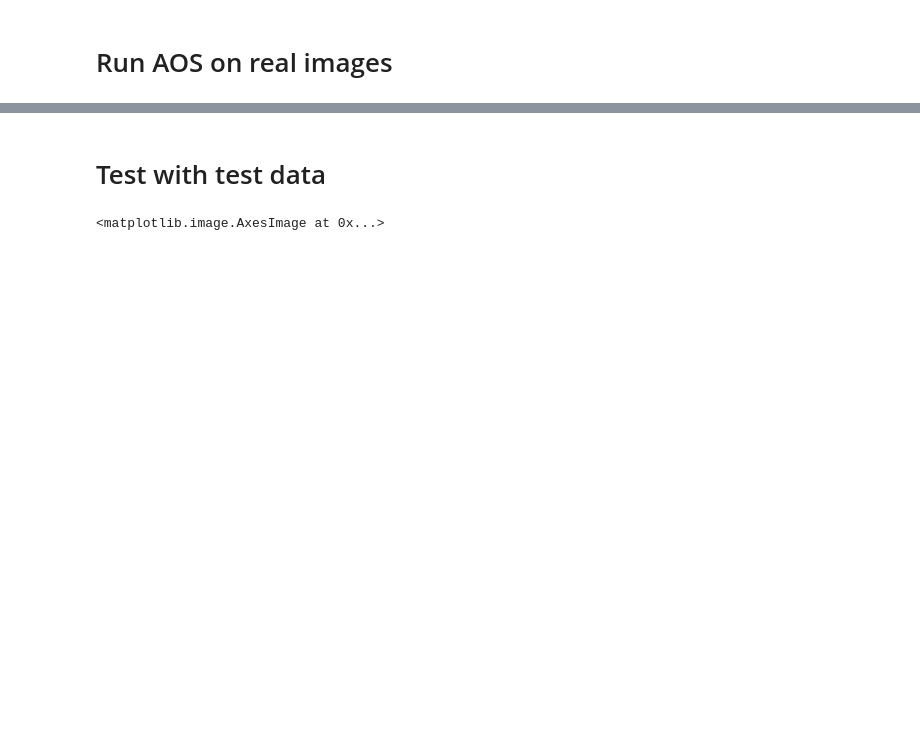
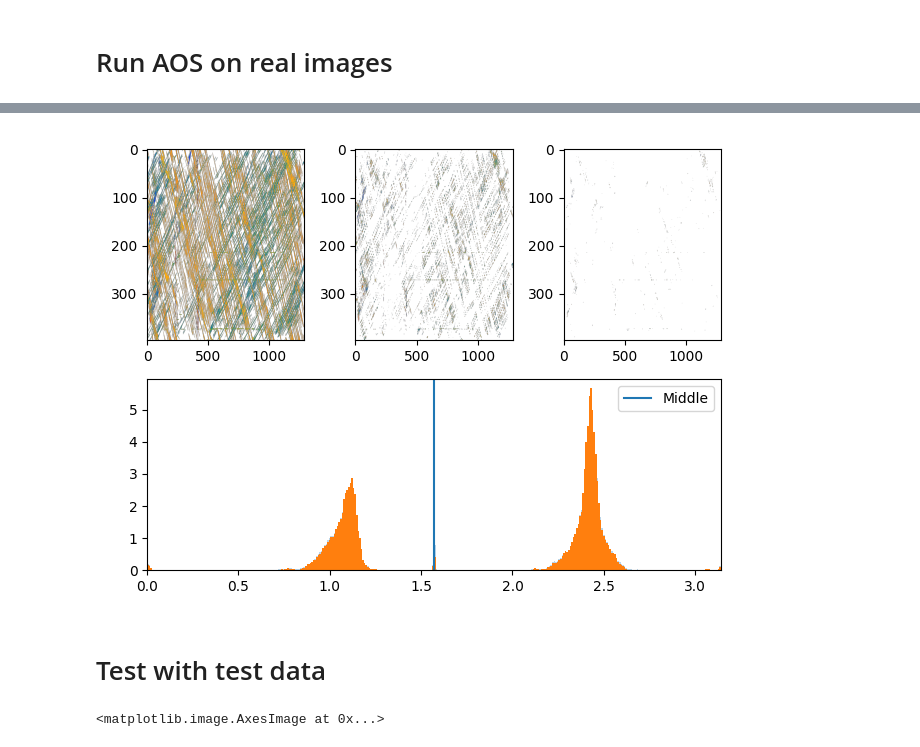
Before and after one commit to Staalduine/flow_analysis_comps, a Jupyter notebook: notebooks/run_AOS.ipynb, the cells around one changed output, grey strips where cells are left out. Cells and saved outputs as stored; diff of their text form; code cells hidden in the pictures; blank space fills up the shorter version.

```diff
--- a/notebooks/run_AOS.ipynb
+++ b/notebooks/run_AOS.ipynb
@@ -26,6 +29,9 @@ import colorcet as cc
 # %%
+from flow_analysis_comps.data_structs.AOS_structs import angle_filter_values
+
+
 video_root_folder = Path(
-    r"U:\test_data\davis_data\wide_brightfield"
+    r"\\tsu-exp002\Data\Video\20250711_080235_SCP2505A065"
     # r"G:\AMOLF_Data\AMOLF-SHIMIZU Dropbox\Simon van Staalduine\033"
 )
 graph_data = VideoGraphExtractor(video_root_folder, graphExtractConfig()).edge_data
@@ -34,12 +40,17 @@ kymograph_list = KymographExtractor(
 ).processed_kymographs
 
 AOS_params = OSFilterParams(
-    space_frequency_center=0.25,
-    space_frequency_width=0.3,
-    orientation_accuracy=8.0,
+    space_frequency_center=0.15,
+    # space_frequency_width=0.3,
+    orientation_accuracy=24.0,
     x_spacing=kymograph_list[0].deltas.delta_x,
     y_spacing=kymograph_list[0].deltas.delta_t,
     padding=50,
+    multires_filter_params=angle_filter_values(
+        magnitude=.01,
+        first_derivative=.1,
+        second_derivative=7.0
+)
 )
 AOS_manager = orientationSpaceManager(AOS_params, kymograph_list[0].kymo_no_static)
 
@@ -55,3 +60,27 @@ AOS_viz.demo_image(AOS_manager)
+# %%
+import numpy as np
+unpad = 50
+
+angles_im = angles_dict["maxima"]
+angles_im_trunc = angles_im[:, unpad:-unpad, unpad:-unpad]
+values_im = angles_dict["values_max"]
+
+fig, ax = plt.subplot_mosaic([["Ori1", "Ori2", "Ori3"], ["Histo", "Histo","Histo",]])
+
+for i, im in enumerate(angles_im[:3]):
+    ax[f"Ori{i+1}"].imshow(im.real, cmap=cc.cm.rainbow4, vmin=0, vmax=np.pi, aspect='auto')
+
+ax["Histo"].hist(angles_im[~np.isnan(angles_im)], bins=360, density=True, alpha=0.3)
+ax["Histo"].hist(angles_im_trunc[~np.isnan(angles_im_trunc)], bins=360, density=True)
+ax["Histo"].axvline(np.pi / 2, label="Middle")
+ax["Histo"].set_xlim(0, np.pi)
+# for angle in multi_line_angles:
+#     angle_adj = (angle + 90) % 180
+#     ax["Histo"].axvline(np.deg2rad(angle_adj), label=rf"$\theta={angle_adj}$", alpha=.2)
+ax["Histo"].legend()
+fig.tight_layout()
+# %% [output]
+[figure, added]
 # %% [markdown]
 # Test with test data
 # %%
```
Also changed, not shown: parts of 15 cells of this notebook, 4 other files.
